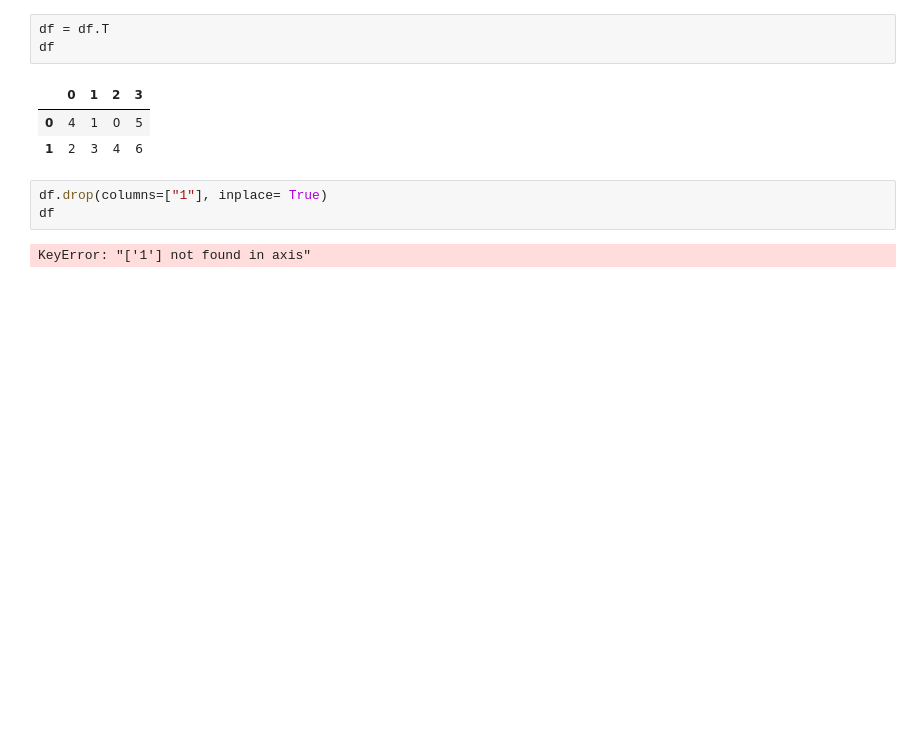
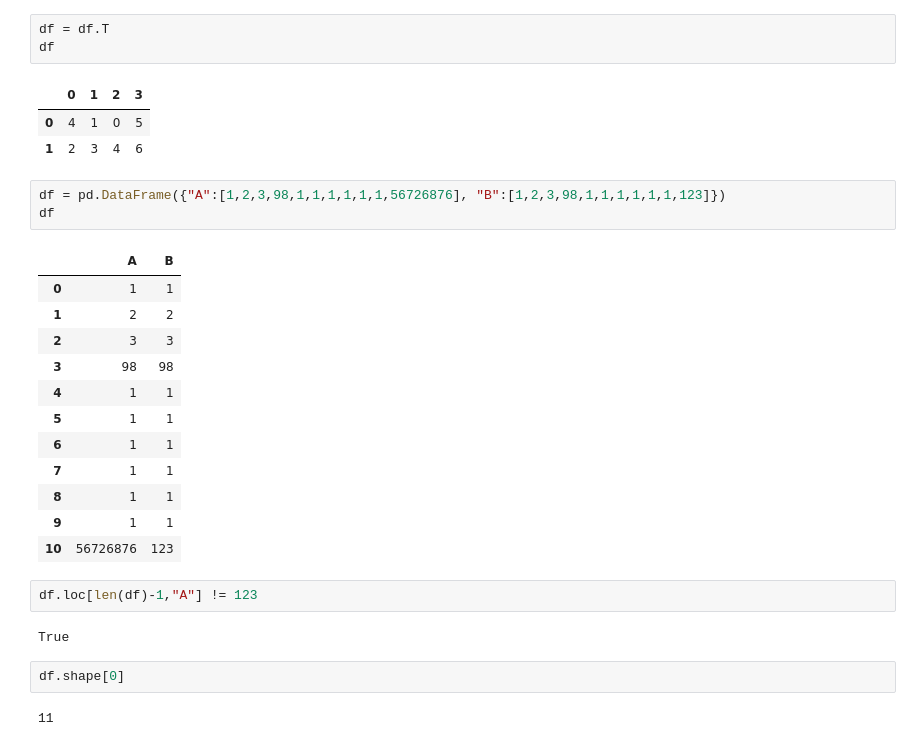
Before and after one commit to ALQETRE/AI_Sem, a Jupyter notebook: testing.ipynb, the cells around one changed output. Cells and saved outputs as stored; diff of their text form; blank space fills up the shorter version.

```diff
--- a/testing.ipynb
+++ b/testing.ipynb
@@ -289,8 +289,27 @@ df
 |  | 0 | 1 | 2 | 3 |
 | 0 | 4 | 1 | 0 | 5 |
 | 1 | 2 | 3 | 4 | 6 |
-# %%
-df.drop(columns=["1"], inplace= True)
-df
-# %% [output]
-KeyError: "['1'] not found in axis"
+# %%
+df = pd.DataFrame({"A":[1,2,3,98,1,1,1,1,1,1,56726876], "B":[1,2,3,98,1,1,1,1,1,1,123]})
+df
+# %% [output]
+|  | A | B |
+| 0 | 1 | 1 |
+| 1 | 2 | 2 |
+| 2 | 3 | 3 |
+| 3 | 98 | 98 |
+| 4 | 1 | 1 |
+| 5 | 1 | 1 |
+| 6 | 1 | 1 |
+| 7 | 1 | 1 |
+| 8 | 1 | 1 |
+| 9 | 1 | 1 |
+| 10 | 56726876 | 123 |
+# %%
+df.loc[len(df)-1,"A"] != 123
+# %% [output]
+True
+# %%
+df.shape[0]
+# %% [output]
+11
```
Also changed, not shown: parts of 4 cells of this notebook, 3 other files.
